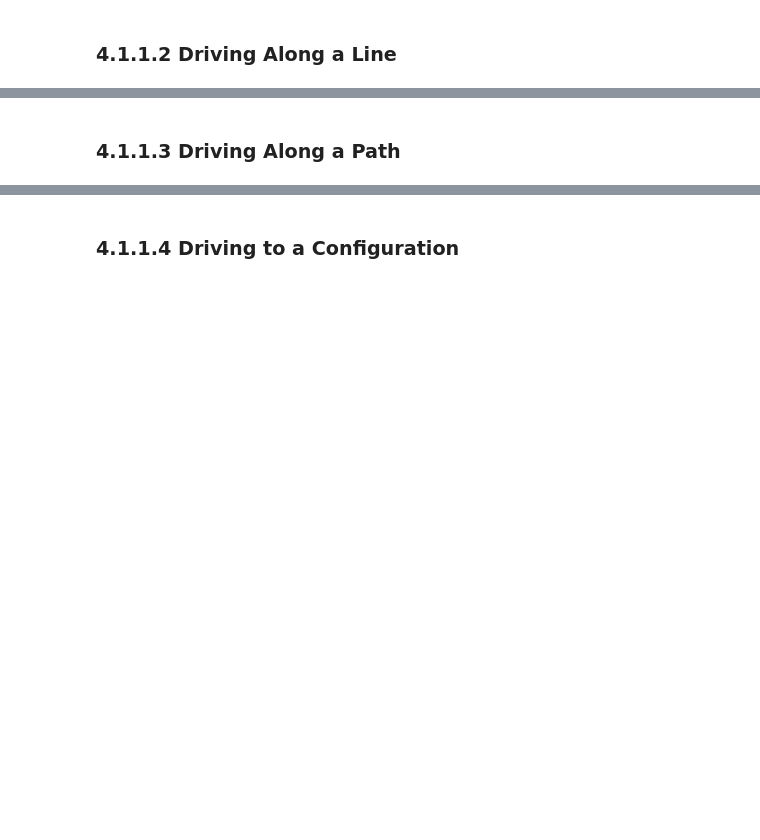
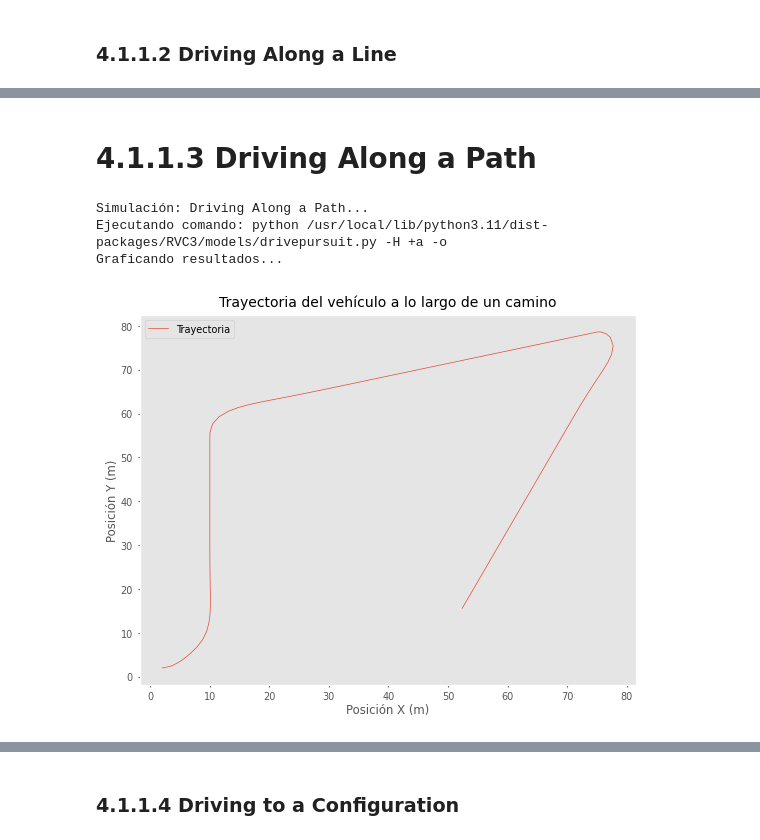
Before and after one commit to daiversilva/RVC3-python, a Jupyter notebook: notebooks/chap4.ipynb, the cells around one changed output, grey strips where cells are left out. Saved outputs shown, nothing was run; the diff lists cells and outputs as text; code cells hidden in the pictures; blank space fills up the shorter version.

```diff
--- a/notebooks/chap4.ipynb
+++ b/notebooks/chap4.ipynb
@@ -249,5 +216,48 @@ Compiling:
   integration intervals:     1
 [figure]
 [figure]
-# %% [markdown]
-### 4.1.1.3 Driving Along a Path
+# %% [markdown]
+# 4.1.1.3 Driving Along a Path
+# %%
+import os, sys, pickle
+import matplotlib.pyplot as plt
+import numpy as np
+import RVC3 as rvc
+
+# Configurar la ruta de modelos de RVC3
+sys.path.append(os.path.join(rvc.__path__[0], 'models'))
+
+# Función para ejecutar bdsim en un subproceso
+def run_shell(tool, **params):
+    global out
+    pyfile = os.path.join(rvc.__path__[0], "models", tool + ".py")
+    cmd = f"python {pyfile} -H +a -o"
+    for key, value in params.items():
+        cmd += f' --global "{key}={value}"'
+    print("Ejecutando comando:", cmd)
+    os.system(cmd)
+    with open("bd.out", "rb") as f:
+        out = pickle.load(f)
+
+# Ejecutar la simulación usando el modelo 'drivepursuit'
+print("Simulación: Driving Along a Path...")
+run_shell("drivepursuit")
+
+# Visualizar resultados
+print("Graficando resultados...")
+q = out.x  # Configuración del vehículo vs tiempo
+
+# Graficar la trayectoria del vehículo
+plt.figure()
+plt.plot(q[:, 0], q[:, 1], label="Trayectoria")
+plt.title("Trayectoria del vehículo a lo largo de un camino")
+plt.xlabel("Posición X (m)")
+plt.ylabel("Posición Y (m)")
+plt.legend()
+plt.grid()
+plt.show()
+# %% [output]
+Simulación: Driving Along a Path...
+Ejecutando comando: python /usr/local/lib/python3.11/dist-packages/RVC3/models/drivepursuit.py -H +a -o
+Graficando resultados...
+[figure, added]
```
Also changed, not shown: parts of 18 cells of this notebook.
